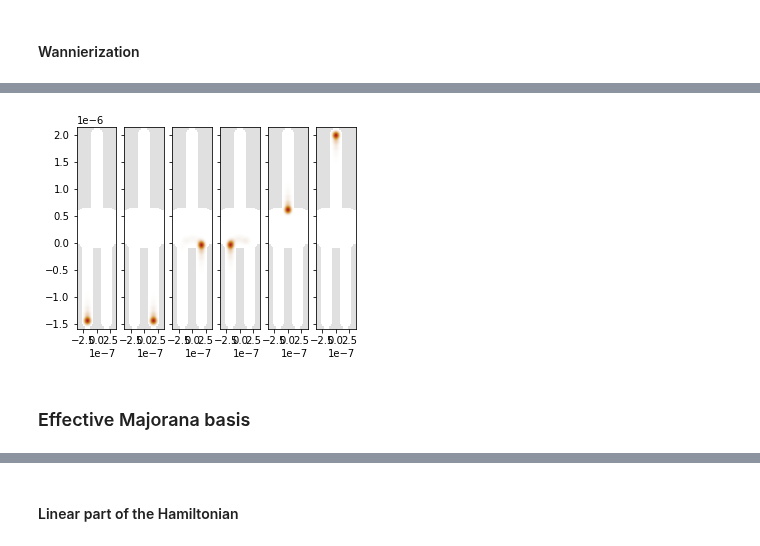
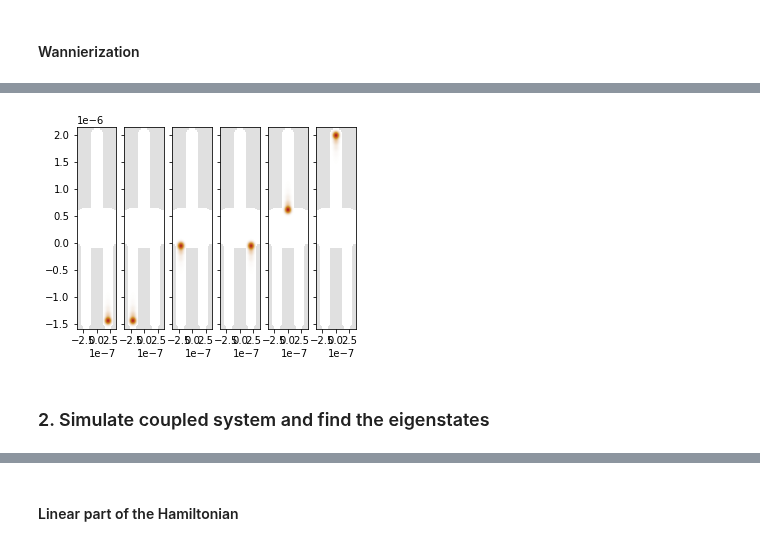
Before and after one commit to Satin21/Trijunction, a Jupyter notebook: analysis/Y.ipynb, the cells around one changed output, grey strips where cells are left out. Drawn from its saved outputs; the diff is of its cells as text; code cells hidden in the pictures.

```diff
--- a/analysis/Y.ipynb
+++ b/analysis/Y.ipynb
@@ -923,5 +862,5 @@ density = Density(trijunction, np.eye(4))
 # %%
-fig, ax = plt.subplots(1, len(eigvec[3:9]), figsize = (5, 5), sharey = True)
-for i in range(len(eigvec[3:9])):
-    cax = kwant.plotter.density(trijunction, density(eigvec[3:9][i]), ax = ax[i]);
+fig, ax = plt.subplots(1, len(lowest_e_states), figsize = (5, 5), sharey = True)
+for i in range(len(lowest_e_states)):
+    cax = kwant.plotter.density(trijunction, density(lowest_e_states[i]), ax = ax[i]);
 # %% [output]
@@ -930,20 +869,20 @@ for i in range(len(eigvec[3:9])):
 #### Wannierization
 # %%
 X_operator = Density(
-            trijunction, onsite=lambda site: np.eye(4) * site.pos[0], sum=True
+            trijunction, onsite=lambda site: np.eye(4) * site.pos[0]
         )
 
 Y_operator = Density(
-            trijunction, onsite=lambda site: np.eye(4) * site.pos[1], sum=True
+            trijunction, onsite=lambda site: np.eye(4) * site.pos[1]
         )
 # %%
 projected_X_operator = wannier_1D_operator(X_operator,
-                                           eigvec[3:9].T)
+                                           lowest_e_states.T)
 
 projected_Y_operator = wannier_1D_operator(Y_operator,
-                                           eigvec[3:9].T)
+                                           lowest_e_states.T)
 # %%
 w_basis = wannier_basis([projected_X_operator,
                          projected_Y_operator])
 
-wannier_eigvec = w_basis.T @ eigvec[3:9]
+mlwf = w_basis.T @ lowest_e_states
@@ -950,8 +908,6 @@ wannier_eigvec = w_basis.T @ eigvec[3:9]
 # %%
 fig, ax = plt.subplots(1, 6, figsize = (5, 5), sharey = True)
 for i in range(6):
-    cax = kwant.plotter.density(trijunction, density(wannier_eigvec[i]), ax = ax[i]);
+    cax = kwant.plotter.density(trijunction, density(mlwf[i]), ax = ax[i]);
 # %% [output]
-[figure, old version]
+[figure, new version]
-# %% [markdown]
-### Effective Majorana basis
@@ -962,0 +914,2 @@ transformation = S_prime.T.conj() @ np.diag(eigval[3:9]) @ S_prime
+# %% [markdown]
+### 2. Simulate coupled system and find the eigenstates
```
Also changed, not shown: parts of 49 cells of this notebook, 1 other file.
